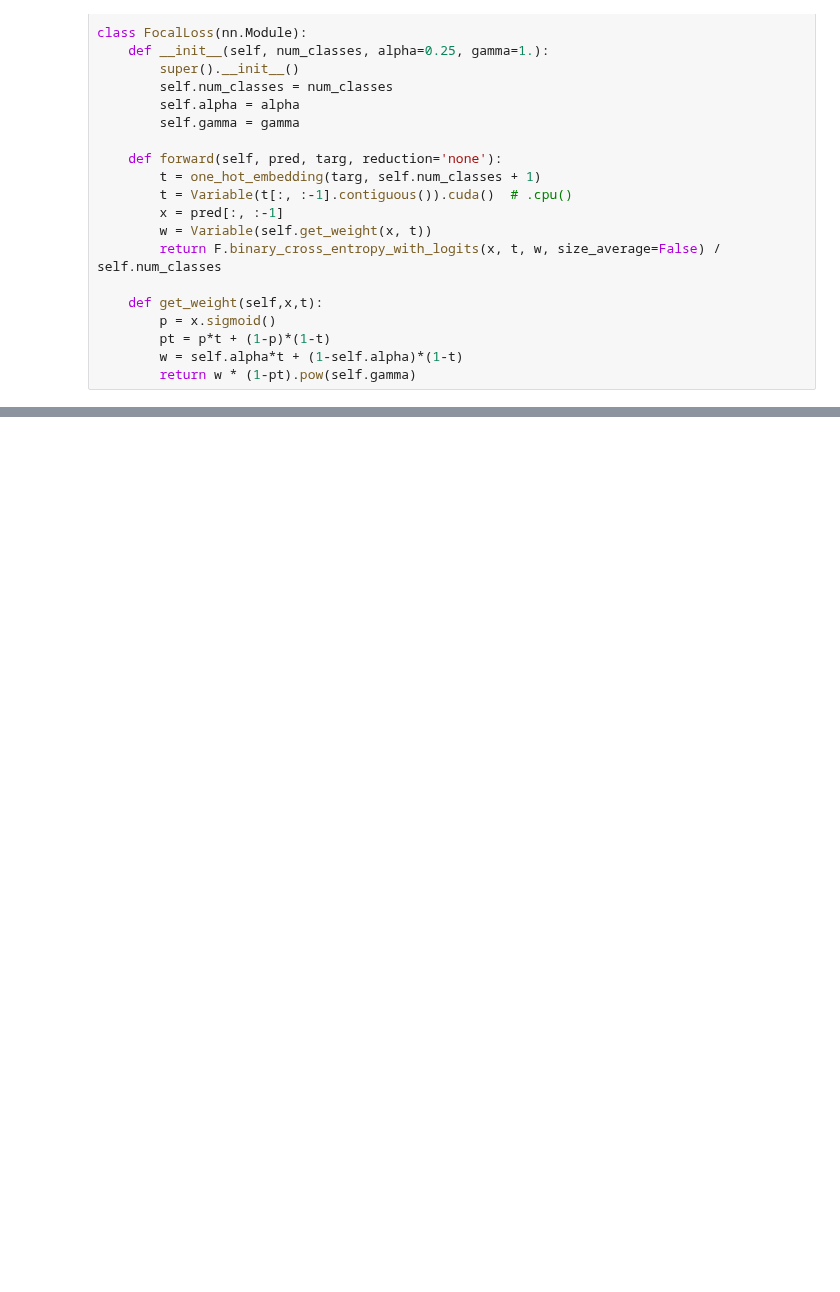
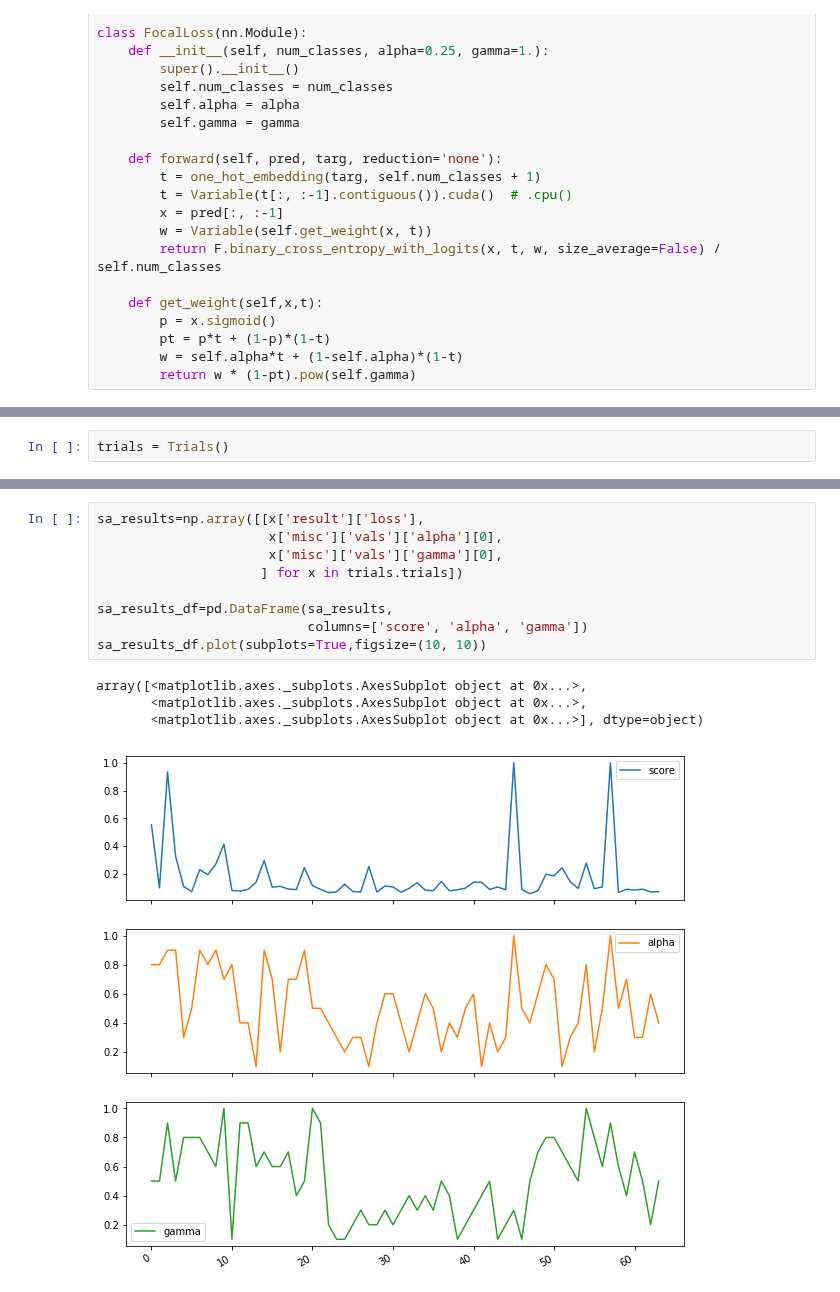
Before and after one commit to ChristianMarzahl/ISBI2019_WhiteBloodCancer, a Jupyter notebook: Optimal Focal Loss Parameter.ipynb, the cells around one changed output, grey strips where cells are left out. Saved outputs shown, nothing was run; the diff lists cells and outputs as text; blank space fills up the shorter version.

Commit message:
optimal focal values {'alpha': 0.4, 'gamma': 0.5}

```diff
--- a/Optimal Focal Loss Parameter.ipynb
+++ b/Optimal Focal Loss Parameter.ipynb
@@ -131,0 +96,2 @@ fig.colorbar(surf, shrink=0.5, aspect=5)
+# %%
+trials = Trials()
@@ -131,0 +113,14 @@ fig.colorbar(surf, shrink=0.5, aspect=5)
+# %%
+sa_results=np.array([[x['result']['loss'],
+                      x['misc']['vals']['alpha'][0],
+                      x['misc']['vals']['gamma'][0],
+                     ] for x in trials.trials])
+
+sa_results_df=pd.DataFrame(sa_results,
+                           columns=['score', 'alpha', 'gamma'])
+sa_results_df.plot(subplots=True,figsize=(10, 10))
+# %% [output]
+array([<matplotlib.axes._subplots.AxesSubplot object at 0x...>,
+       <matplotlib.axes._subplots.AxesSubplot object at 0x...>,
+       <matplotlib.axes._subplots.AxesSubplot object at 0x...>], dtype=object)
+[figure, added]
```
Also changed, not shown: parts of 12 cells of this notebook, 1 other file.
